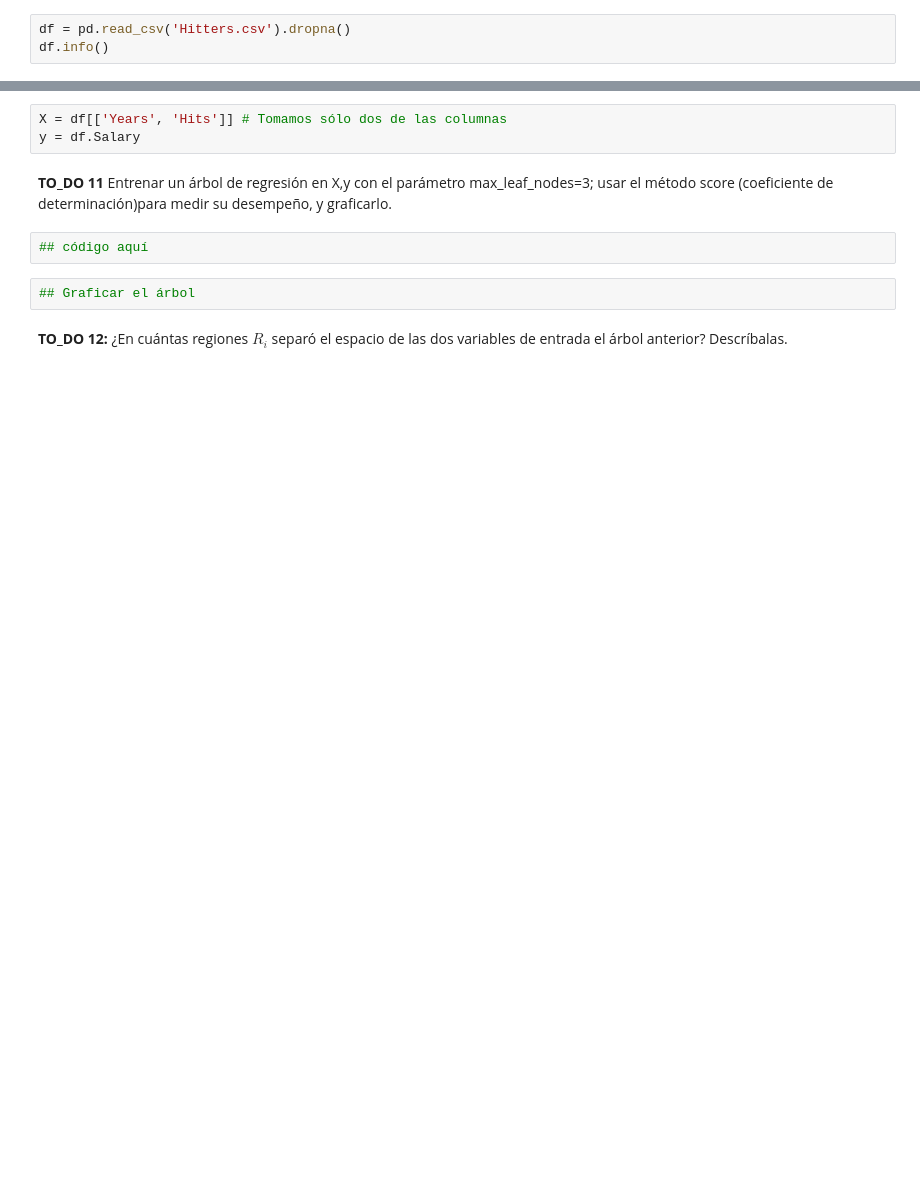
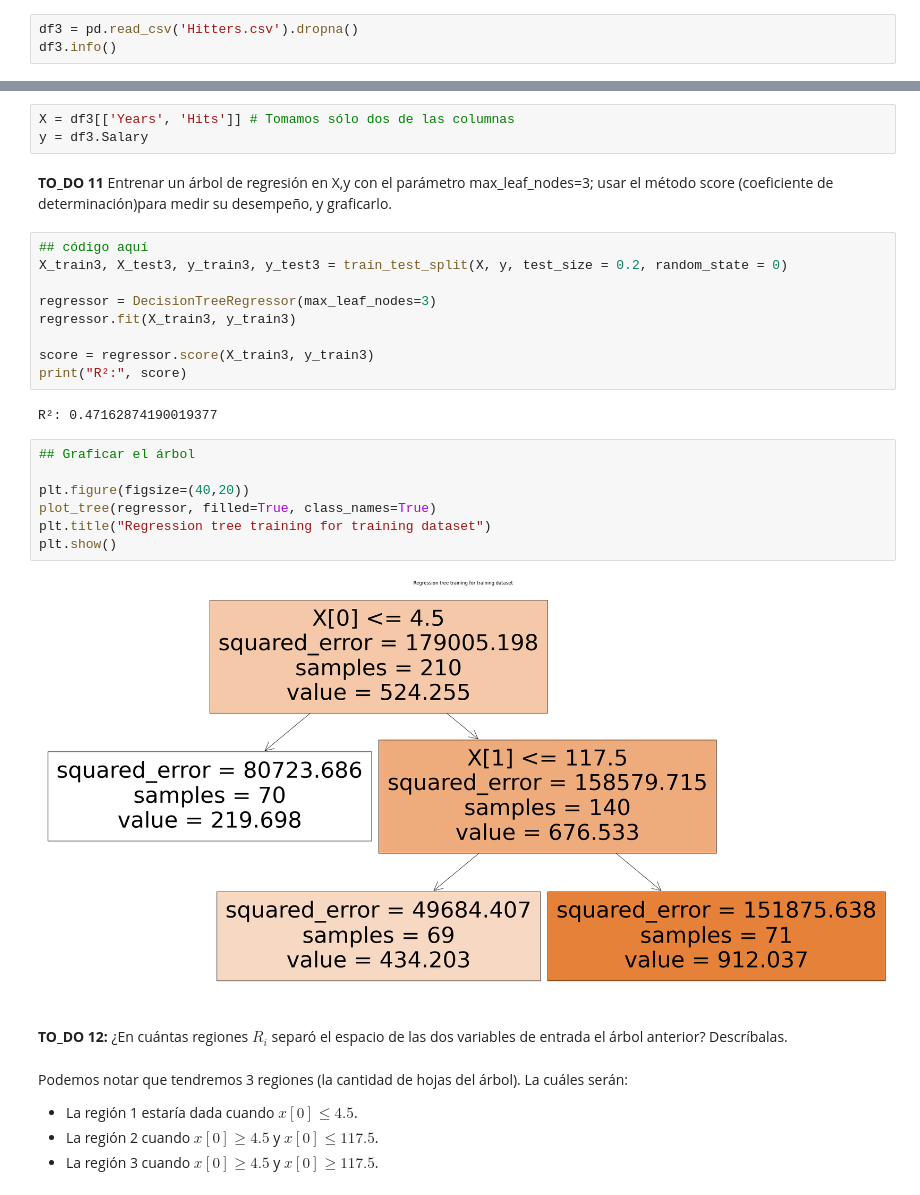
Before and after one commit to DaveAlsina/7timoSemestre, a Jupyter notebook: ml/exercises/ws1/Taller_árboles_de_decisión_16_feb.ipynb, the cells around one changed output, grey strips where cells are left out. Saved outputs shown, nothing was run; the diff lists cells and outputs as text; blank space fills up the shorter version.

```diff
--- a/ml/exercises/ws1/Taller_árboles_de_decisión_16_feb.ipynb
+++ b/ml/exercises/ws1/Taller_árboles_de_decisión_16_feb.ipynb
@@ -105,5 +371,5 @@ Para éste ejercicio usamos el dataset de Hitters, cuya variable objetivo es el
 # %% [markdown]
 Primero leemos el dataset, y consideramos como entrada  X únicamente dos de sus variables: Years, Hits. Tomamos como variable objetivo el salario.
 # %%
-df = pd.read_csv('Hitters.csv').dropna()
-df.info()
+df3 = pd.read_csv('Hitters.csv').dropna()
+df3.info()
@@ -110,13 +394,35 @@ df.info()
 # %%
-X = df[['Years', 'Hits']] # Tomamos sólo dos de las columnas
-y = df.Salary
+X = df3[['Years', 'Hits']] # Tomamos sólo dos de las columnas
+y = df3.Salary
 # %% [markdown]
 **TO_DO 11**
 Entrenar un árbol de regresión en X,y con el parámetro max_leaf_nodes=3; usar el método score (coeficiente de determinación)para medir su desempeño, y graficarlo.
-# %%
-## código aquí
-# %%
-## Graficar el árbol
+# %%
+## código aquí
+X_train3, X_test3, y_train3, y_test3 = train_test_split(X, y, test_size = 0.2, random_state = 0)
+
+regressor = DecisionTreeRegressor(max_leaf_nodes=3)
+regressor.fit(X_train3, y_train3)
+
+score = regressor.score(X_train3, y_train3)
+print("R²:", score)
+# %% [output]
+R²: 0.47162874190019377
+# %%
+## Graficar el árbol
+
+plt.figure(figsize=(40,20))
+plot_tree(regressor, filled=True, class_names=True)
+plt.title("Regression tree training for training dataset")
+plt.show()
+# %% [output]
+[figure, added]
 # %% [markdown]
 **TO_DO 12:**
 ¿En cuántas regiones $R_i$ separó el espacio de las dos variables de entrada el árbol anterior? Descríbalas.
+# %% [markdown]
+Podemos notar que tendremos 3 regiones (la cantidad de hojas del árbol). La cuáles serán:
+
+- La región 1 estaría dada cuando $x[0] \leq 4.5$.
+- La región 2 cuando $x[0] \geq4.5$ y $x[0] \leq 117.5$.
+- La región 3 cuando $x[0] \geq4.5$ y $x[0] \geq 117.5$.
```
Also changed, not shown: parts of 31 cells of this notebook, 5 other files.
